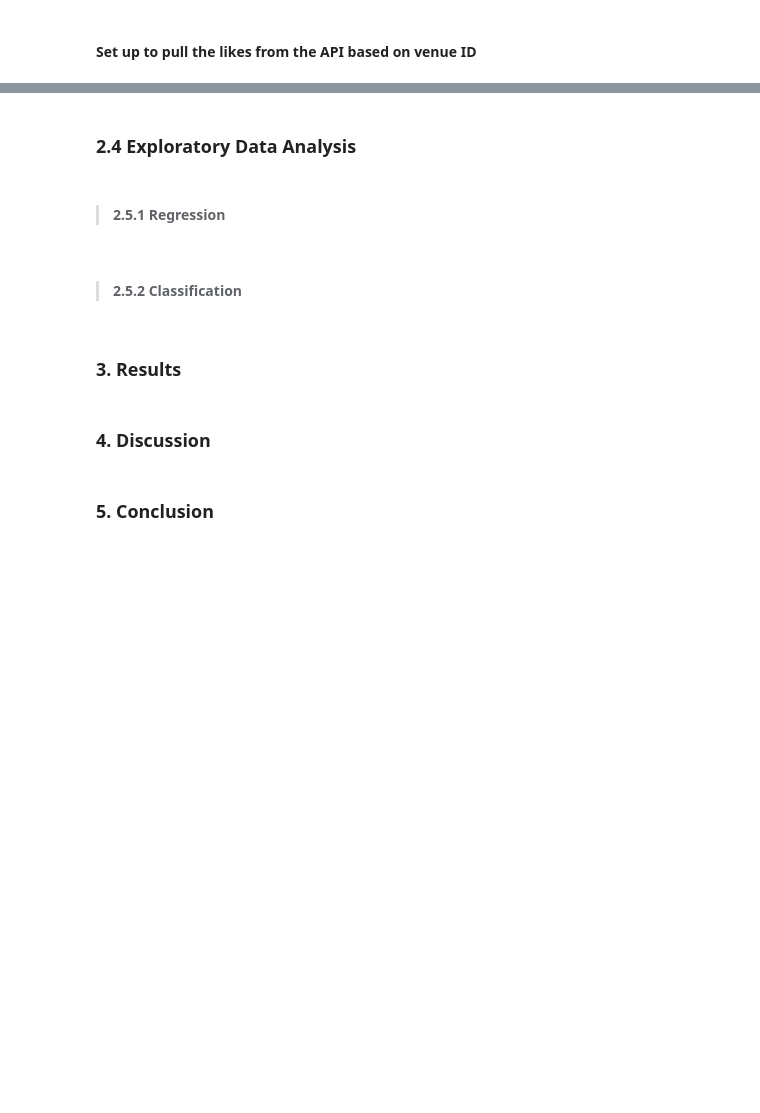
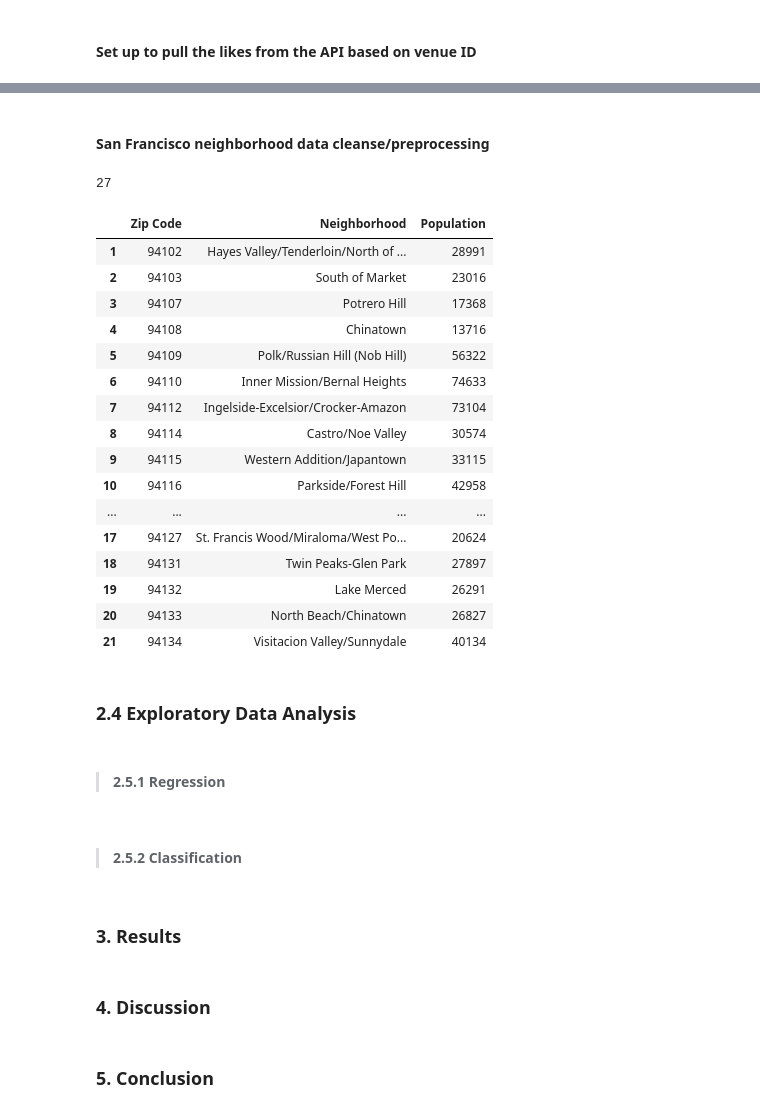
Before and after one commit to bmguillo/Python_ML_Project, a Jupyter notebook: Final Capstone Project .ipynb, the cells around one changed output, grey strips where cells are left out. Drawn from its saved outputs; the diff is of its cells as text; code cells hidden in the pictures; blank space fills up the shorter version.

```diff
--- a/Final Capstone Project .ipynb
+++ b/Final Capstone Project .ipynb
@@ -274,0 +282,35 @@ Data that I downloaded or web scraped was stored in a table or data frame for fu
+# %% [markdown]
+#### San Francisco neighborhood data cleanse/preprocessing
+# %%
+# Rename columns to more meaningful names
+sanfrancisconeighborhood_df.columns = ['Zip Code', 'Neighborhood' , 'Population', 'Drop1', 'Drop2']
+# Drop NaN columns
+sanfrancisconeighborhood_df = sanfrancisconeighborhood_df.drop(columns=['Drop1', 'Drop2'])
+# Drop duplicate values in column Zip Code
+sanfrancisconeighborhood_df = sanfrancisconeighborhood_df.drop_duplicates(subset='Zip Code', keep='first')
+# Sort values by zip code so irrelevant data goes to bottom
+sanfrancisconeighborhood_df = sanfrancisconeighborhood_df.sort_values('Zip Code')
+# Count of remaining records
+print(sanfrancisconeighborhood_df.shape[0])
+# Drop columns with irrelevant data
+sanfrancisconeighborhood_df = sanfrancisconeighborhood_df.iloc[0:-6,]
+sanfrancisconeighborhood_df
+# %% [output]
+27
+|  | Zip Code | Neighborhood | Population |
+| 1 | 94102 | Hayes Valley/Tenderloin/North of ... | 28991 |
+| 2 | 94103 | South of Market | 23016 |
+| 3 | 94107 | Potrero Hill | 17368 |
+| 4 | 94108 | Chinatown | 13716 |
+| 5 | 94109 | Polk/Russian Hill (Nob Hill) | 56322 |
+| 6 | 94110 | Inner Mission/Bernal Heights | 74633 |
+| 7 | 94112 | Ingelside-Excelsior/Crocker-Amazon | 73104 |
+| 8 | 94114 | Castro/Noe Valley | 30574 |
+| 9 | 94115 | Western Addition/Japantown | 33115 |
+| 10 | 94116 | Parkside/Forest Hill | 42958 |
+| ... | ... | ... | ... |
+| 17 | 94127 | St. Francis Wood/Miraloma/West Po... | 20624 |
+| 18 | 94131 | Twin Peaks-Glen Park | 27897 |
+| 19 | 94132 | Lake Merced | 26291 |
+| 20 | 94133 | North Beach/Chinatown | 26827 |
+| 21 | 94134 | Visitacion Valley/Sunnydale | 40134 |
```
Also changed, not shown: parts of 21 cells of this notebook.
